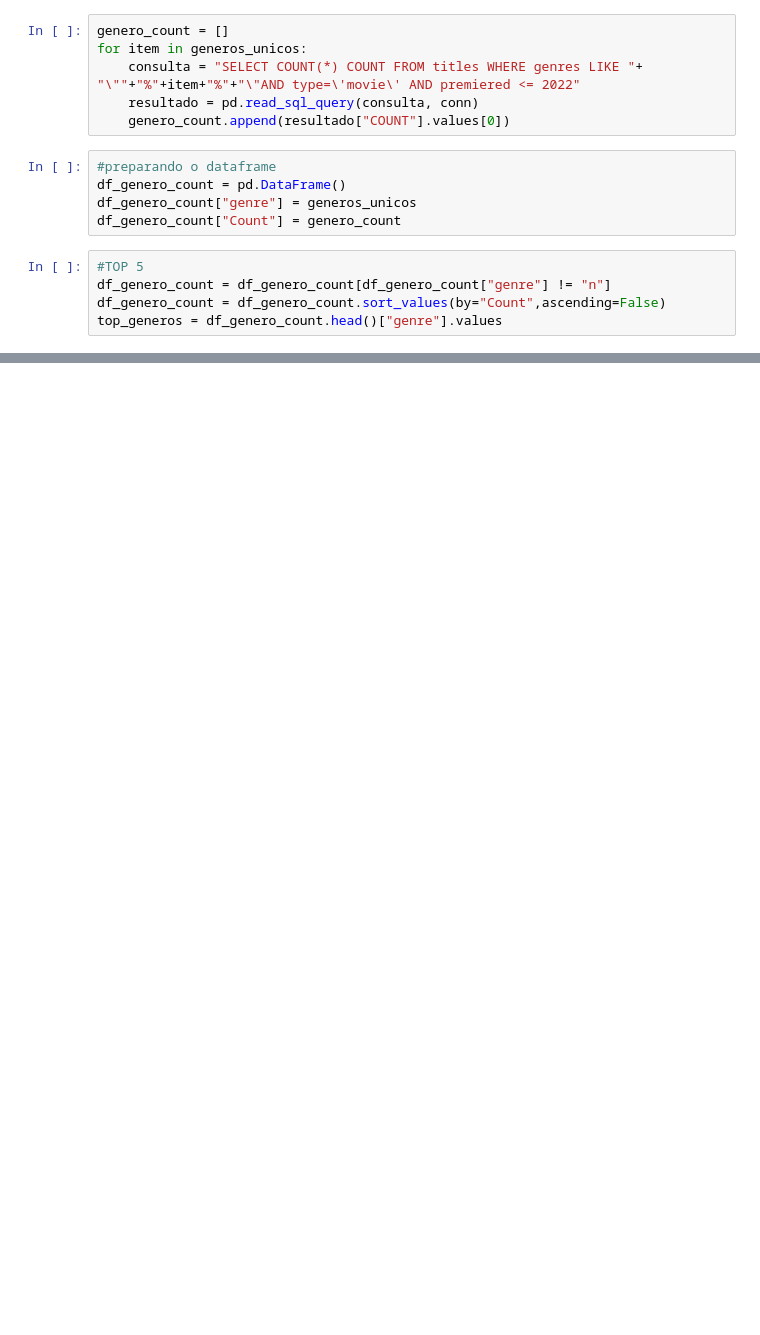
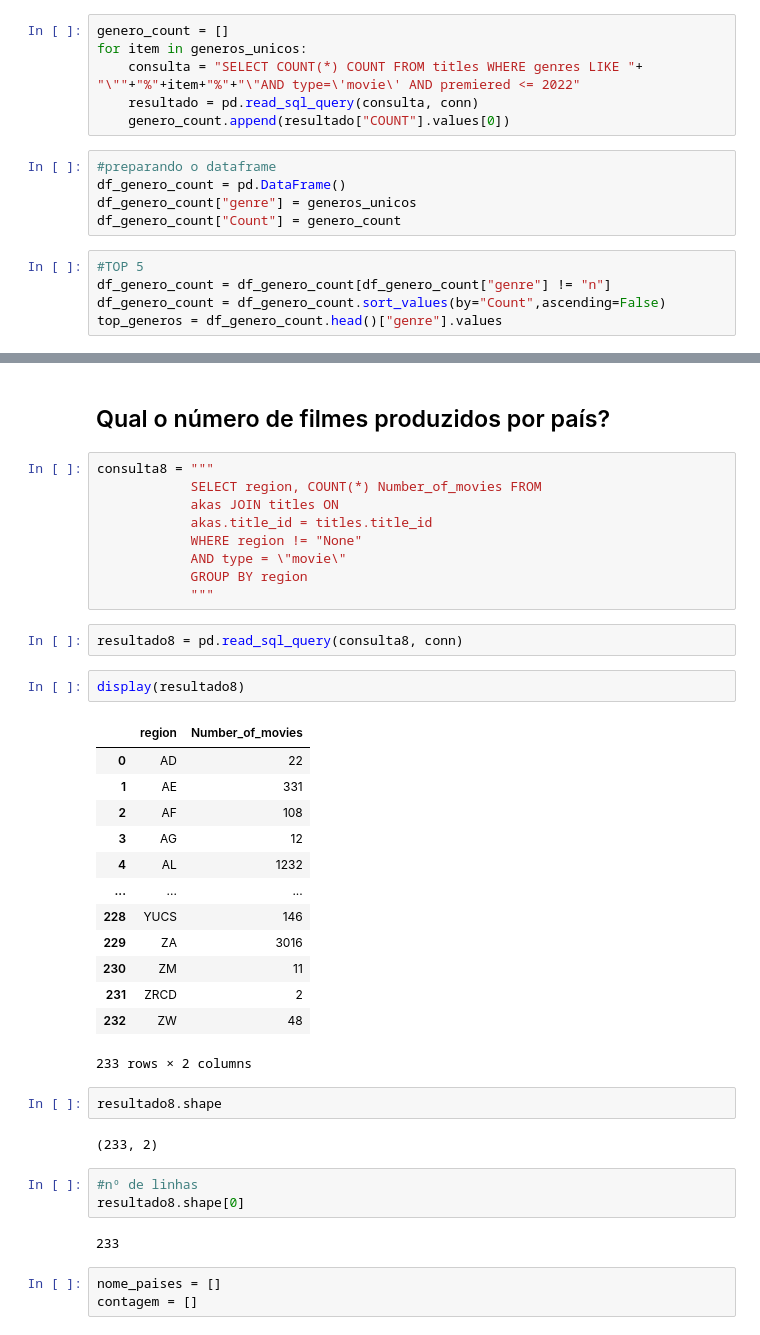
Before and after one commit to saul-rocha/Data_science_imdb, a Jupyter notebook: mini-projeto-imdb.ipynb, the cells around one changed output, grey strips where cells are left out. Cells and saved outputs as stored; diff of their text form; blank space fills up the shorter version.

```diff
--- a/mini-projeto-imdb.ipynb
+++ b/mini-projeto-imdb.ipynb
@@ -360,0 +398,41 @@ plt.show()
+# %% [markdown]
+## Qual o número de filmes produzidos por país?
+# %%
+consulta8 = """
+            SELECT region, COUNT(*) Number_of_movies FROM
+            akas JOIN titles ON
+            akas.title_id = titles.title_id
+            WHERE region != "None"
+            AND type = \"movie\"
+            GROUP BY region
+            """
+# %%
+resultado8 = pd.read_sql_query(consulta8, conn)
+# %%
+display(resultado8)
+# %% [output]
+|  | region | Number_of_movies |
+| 0 | AD | 22 |
+| 1 | AE | 331 |
+| 2 | AF | 108 |
+| 3 | AG | 12 |
+| 4 | AL | 1232 |
+| ... | ... | ... |
+| 228 | YUCS | 146 |
+| 229 | ZA | 3016 |
+| 230 | ZM | 11 |
+| 231 | ZRCD | 2 |
+| 232 | ZW | 48 |
+233 rows × 2 columns
+# %%
+resultado8.shape
+# %% [output]
+(233, 2)
+# %%
+#nº de linhas
+resultado8.shape[0]
+# %% [output]
+233
+# %%
+nome_paises = []
+contagem = []
```
Also changed, not shown: parts of 35 cells of this notebook.
